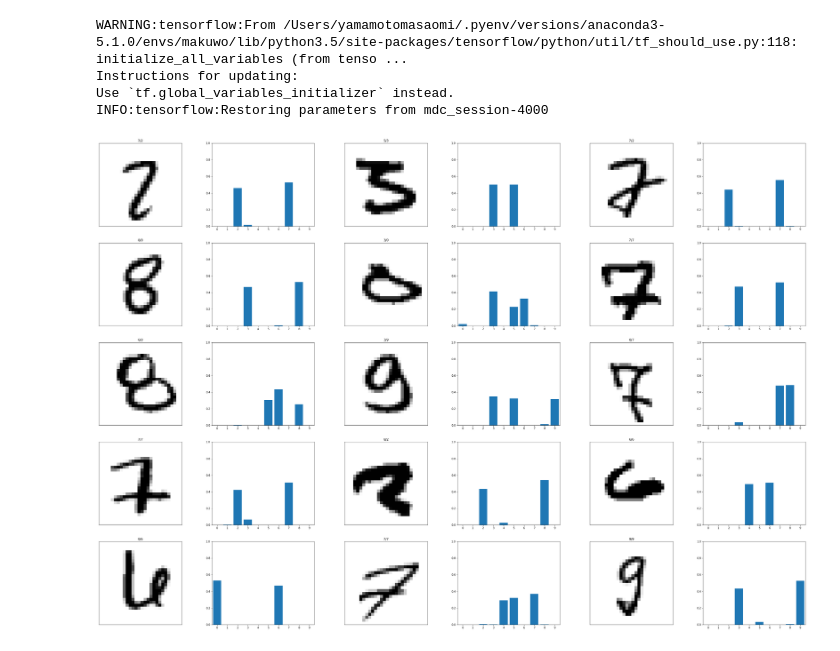
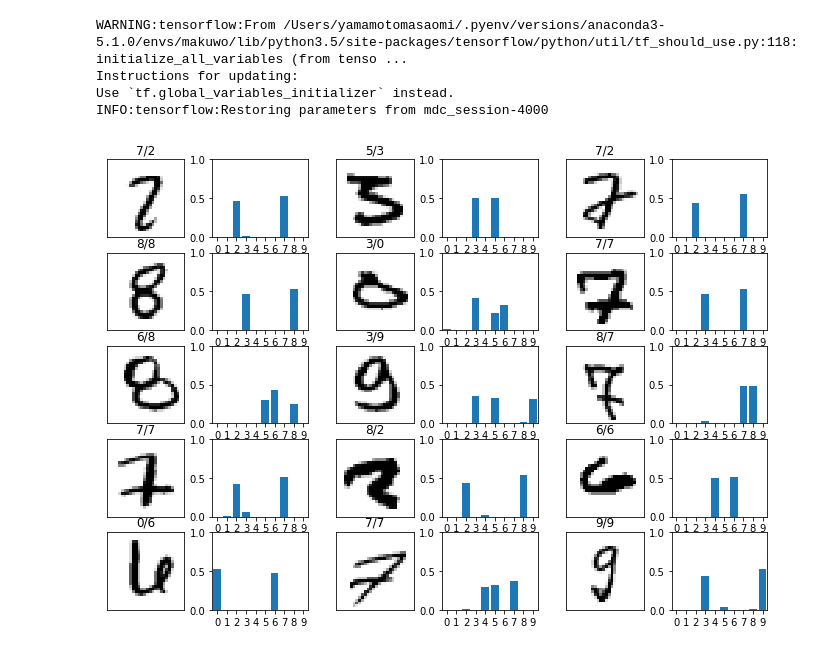
Before and after one commit to sanbongazin/my_mechanic_studies, a Jupyter notebook: 0709_Dynamic-課題.ipynb, the cells around one changed output. Saved outputs shown, nothing was run; the diff lists cells and outputs as text; code cells hidden in the pictures.

```diff
--- a/0709_Dynamic-課題.ipynb
+++ b/0709_Dynamic-課題.ipynb
@@ -78,32 +78,32 @@ filter_vals, conv_vals, pool_vals = sess.run ([W_conv, h_conv, h_pool], feed_dic
 # ソフトマックス関数の出力を１０個見て、その最大値を判断している。
 # 確率が一番大きなものを判定結果にしているわけで。
 # ダントツに大きいのか？それとも僅差なのかを見て見たい。
 # 一番大きなpの値、最大のpと、2番目のpの差をある値よりも小さければ。（Dとする。0.1）
 # あっていても違っていてもいい。僅差としてなっているのかを見つけてほしい
 # 一個ずつ下にどーっとやってもらっても良い。
 
-fig = plt.figure(figsize=(48,40))
+fig = plt.figure(figsize=(12,10))
 c = 0
 for (image, label) in zip(mnist.test.images,
                          mnist.test.labels):
     p_val = sess.run(p, feed_dict={x:[image]})
     pred = p_val[0]
     prediction, actual = np.argmax(pred), np.argmax(label)
     sorting = sorted(pred, reverse=True)
     if sorting[0]-sorting[1]<=0.15:
         subplot = fig.add_subplot(6, 6, c*2+1)
         subplot.set_xticks([])
         subplot.set_yticks([])
         subplot.set_title('%d/%d' % (prediction, actual))
         subplot.imshow(image.reshape((28,28)), vmin=0, vmax=1,
                        cmap = 'gray_r', interpolation='nearest')
         subplot = fig.add_subplot(6, 6, c*2+2)
         subplot.set_xticks(range(10))
         subplot.set_xlim(-0.5,9.5)
         subplot.set_ylim(0,1)
         subplot.bar(range(10), pred)
         c+=1
     if c == 15:
         break
 # %% [output]
-[figure, old version]
+[figure, new version]
```
Also changed, not shown: 17 other files.
